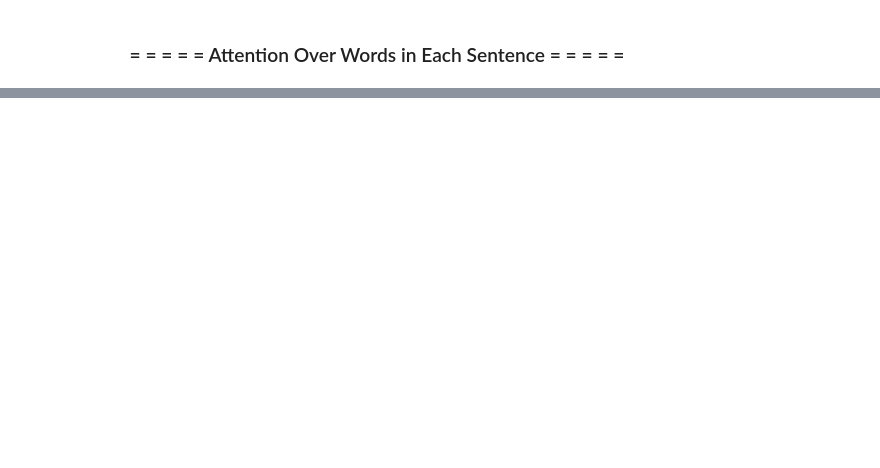
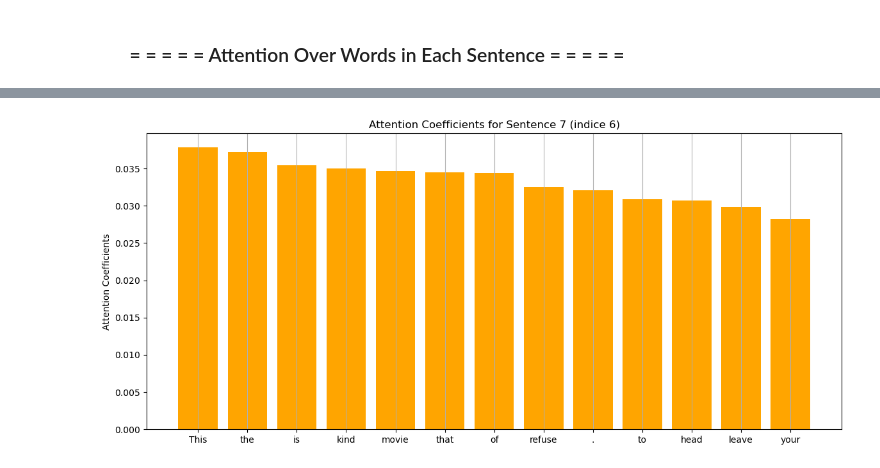
Before and after one commit to AugustinCablant/MVA, a Jupyter notebook: ALTEGRAD/LAB1/ALTEGRAD_2024_Lab1_HAN.ipynb, the cells around one changed output, grey strips where cells are left out. Cells and saved outputs as stored; diff of their text form; code cells hidden in the pictures; blank space fills up the shorter version.

```diff
--- a/ALTEGRAD/LAB1/ALTEGRAD_2024_Lab1_HAN.ipynb
+++ b/ALTEGRAD/LAB1/ALTEGRAD_2024_Lab1_HAN.ipynb
@@ -370,7 +389,21 @@ my_review_text = [[index_to_word[idx] for idx in sent if idx in index_to_word] f
 # %% [markdown]
 ###   &emsp;&emsp;  = = = = = Attention Over Sentences in the Document = = = = =
+# %%
+def convert_to_tensor(review):
+    """
+    Convert a review to a tensor
+    """
+    all_words = [word for sentence in review for word in sentence]
+    unique_words = np.unique(all_words)
+    word_to_index = {element : indice for indice, element in enumerate(unique_words)}
+    indexed_sentences = [[word_to_index[word] for word in sentence] for sentence in review]
+    max_length = max(len(sentence) for sentence in indexed_sentences)
+    padded_sentences = [sentence + [0] * (max_length - len(sentence)) for sentence in indexed_sentences]
+    review_tensor = torch.tensor(padded_sentences, dtype=torch.long)
+    return review_tensor
 # %%
-sent_coeffs = # fill the gap # get sentence attention coeffs by passing the review to the model - (you need to convert the inout torch tensor)
+review_tensor = convert_to_tensor(my_review_text).to(device)
+preds, word_coeffs,sent_coeffs = model(review_tensor)# fill the gap # get sentence attention coeffs by passing the review to the model - (you need to convert the inout torch tensor)
 sent_coeffs = sent_coeffs[0,:,:]
 
 for elt in zip(sent_coeffs[:,0].tolist(),[' '.join(elt) for elt in my_review_text]):
@@ -415,0 +493,14 @@ for sent in text_word_coeffs_sorted:
+# %%
+sentence_index = 6
+words, coeffs = zip(*text_word_coeffs_sorted[sentence_index])    # Extract words and their coefficients for the chosen sentence
+
+plt.figure(figsize=(14, 6))
+plt.bar(words, coeffs,
+         color='orange')
+plt.ylabel('Attention Coefficients')
+plt.title(f'Attention Coefficients for Sentence {sentence_index + 1} (indice {sentence_index})')
+#plt.xlim(0, 0.05)
+plt.grid(axis='x')
+plt.show()
+# %% [output]
+[figure, added]
```
Also changed, not shown: parts of 8 cells of this notebook, 2 other files.
